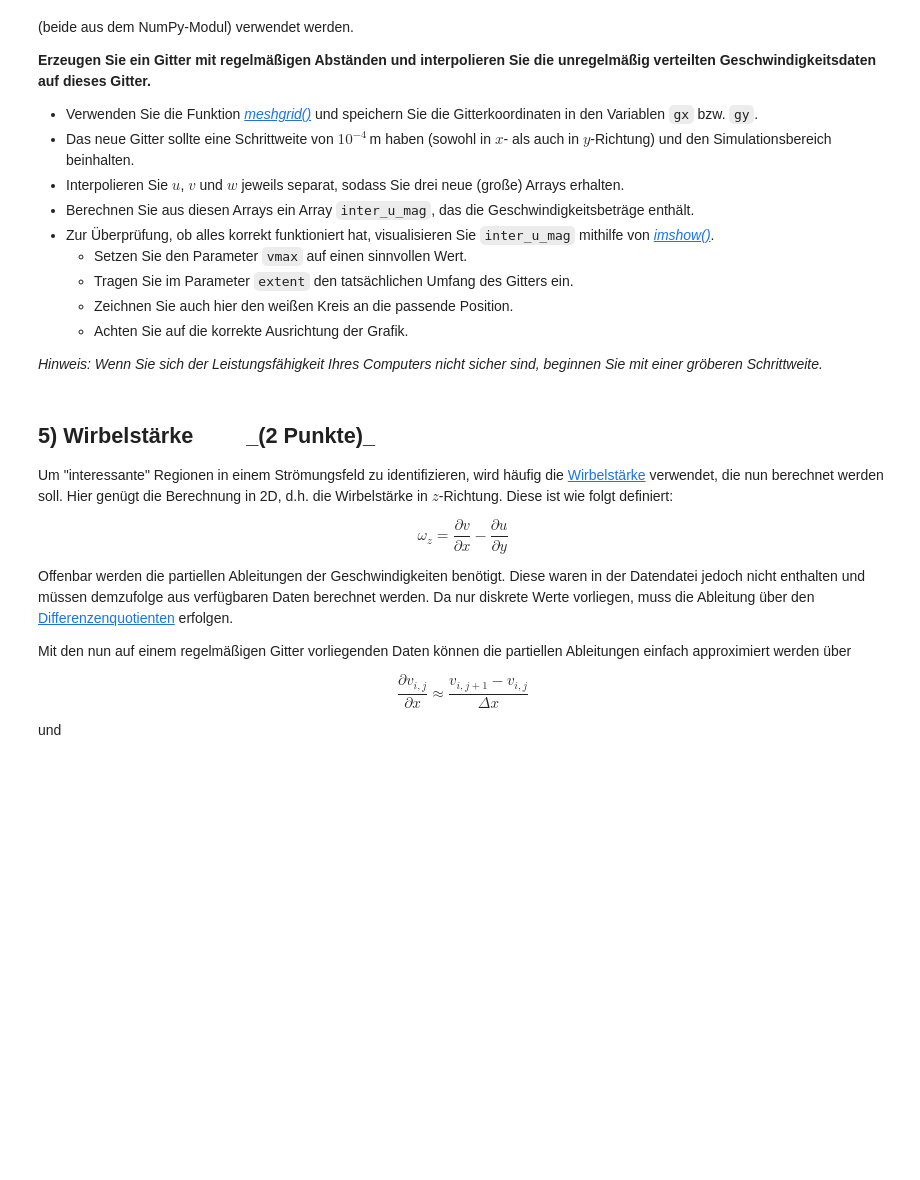
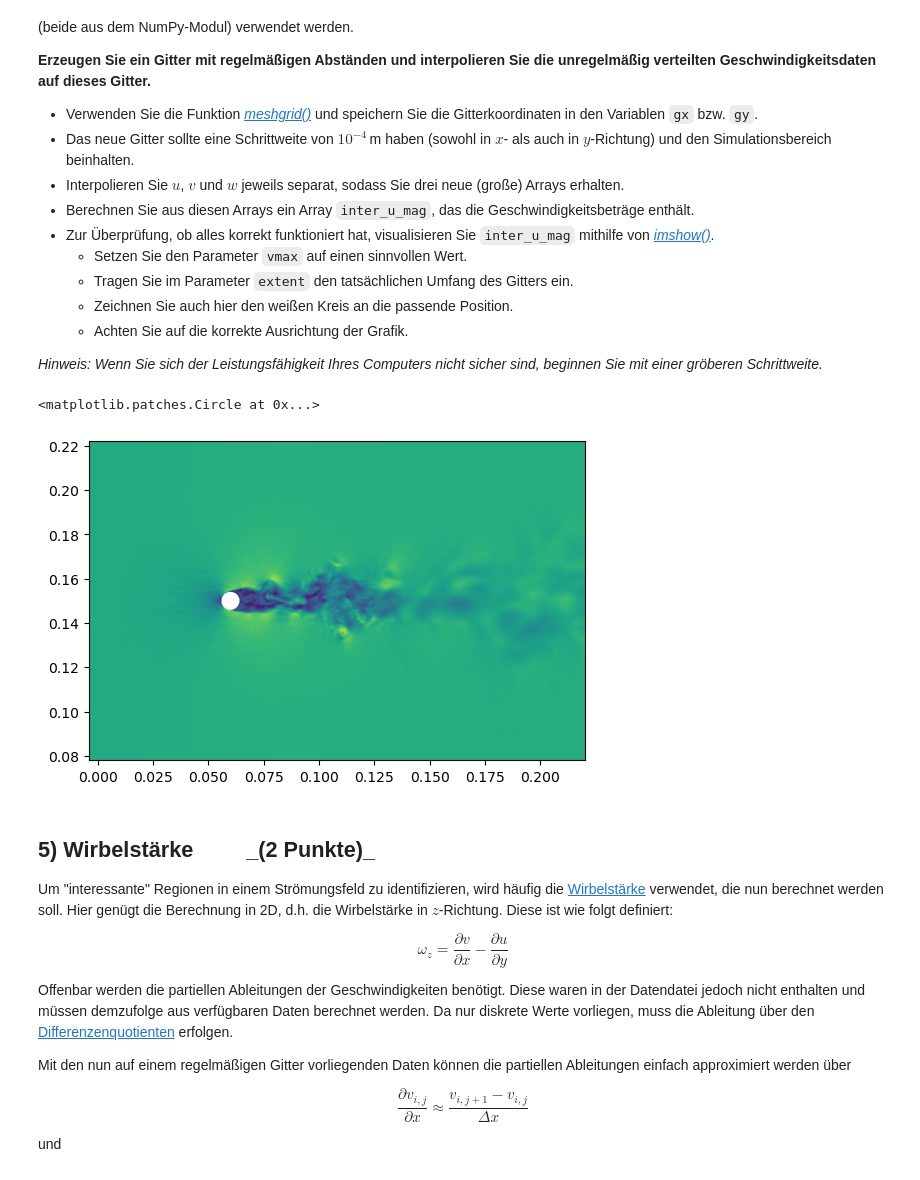
Before and after one commit to atkinsanton-source/PA3_Destroyers, a Jupyter notebook: PA3.ipynb, the cells around one changed output. Saved outputs shown, nothing was run; the diff lists cells and outputs as text; code cells hidden in the pictures; blank space fills up the shorter version.

```diff
--- a/PA3.ipynb
+++ b/PA3.ipynb
@@ -229,6 +254,23 @@ _Hinweis: Wenn Sie sich der Leistungsfähigkeit Ihres Computers nicht sicher sin
 # %%
 from scipy.interpolate import griddata # Vorschlag für Interpolationsmethode für sanfte Übergänge: "cubic"
 # Hier eigenen Code schreiben ...
+axis_x = np.arange(xmin, xmax, 0.0001)
+axis_y = np.arange(ymin, ymax, 0.0001)
+
+gx, gy = np.meshgrid(axis_x, axis_y)
+
+inter_u = griddata((x, y), u, method='cubic',xi=(gx, gy))
+inter_v = griddata((x, y), v, (gx,gy), method='cubic')
+inter_w = griddata((x, y), w, (gx,gy), method='cubic')
+
+inter_u_mag= np.sqrt(inter_u**2+inter_v**2+inter_w**2)
+
+#visualisierung
+plt.imshow(inter_u_mag, extent=[xmin, xmax,ymin,ymax], origin = 'lower' , vmax=60)
+plt.gca().add_patch(Circle((x_center, y_center), radius, color='w'))
+# %% [output]
+<matplotlib.patches.Circle at 0x...>
+[figure, added]
 # %%
 # Hier sind einige Plausibilitätstests:
 assert gx.shape == gy.shape == inter_u_mag.shape
```
Also changed, not shown: parts of 2 cells of this notebook.
